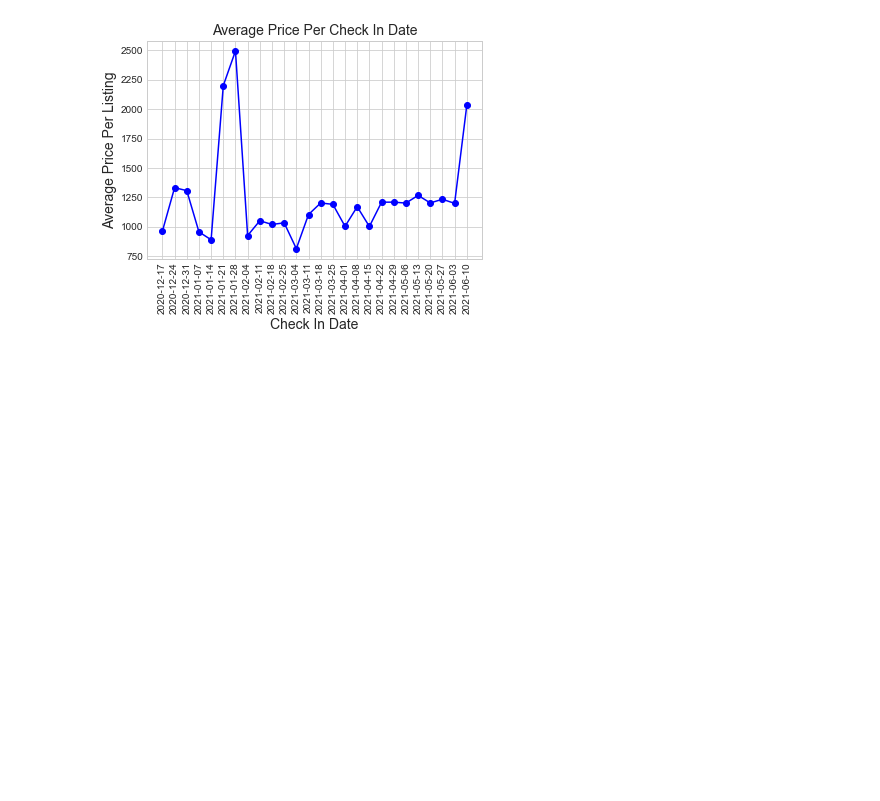
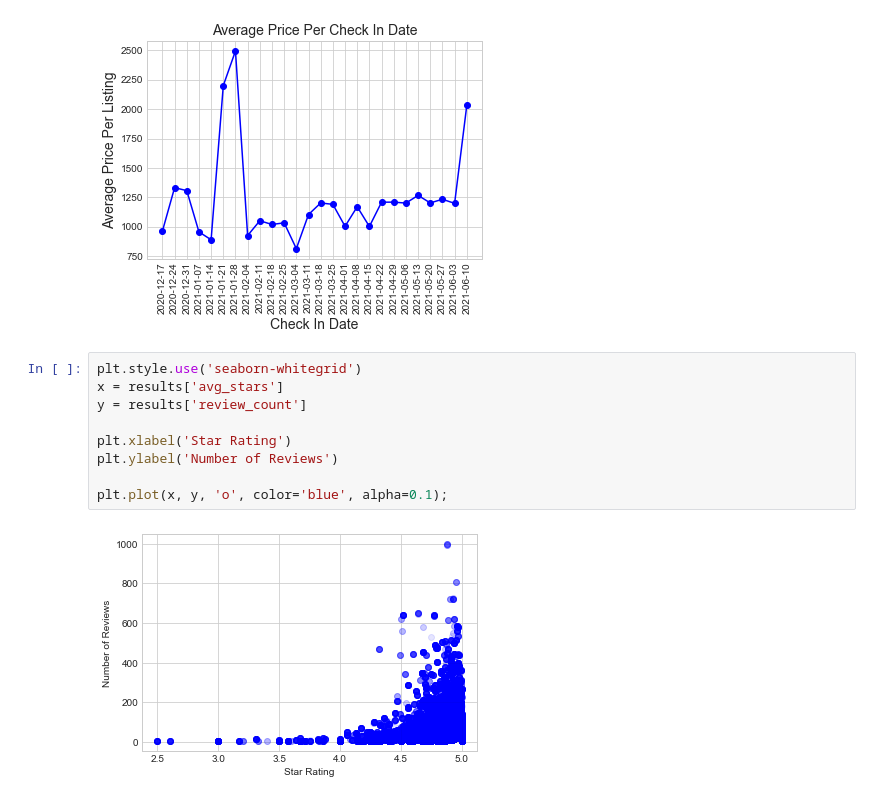
Before and after one commit to sbmcdermott/Airbnb, a Jupyter notebook: Data Visualizations.ipynb, the cells around one changed output. Drawn from its saved outputs; the diff is of its cells as text; blank space fills up the shorter version.

```diff
--- a/Data Visualizations.ipynb
+++ b/Data Visualizations.ipynb
@@ -55,3 +58,14 @@ plt.grid(True)
 plt.show()
 # %% [output]
 [figure]
+# %%
+plt.style.use('seaborn-whitegrid')
+x = results['avg_stars']
+y = results['review_count']
+
+plt.xlabel('Star Rating')
+plt.ylabel('Number of Reviews')
+
+plt.plot(x, y, 'o', color='blue', alpha=0.1);
+# %% [output]
+[figure, added]
```
Also changed, not shown: parts of 17 cells of this notebook.
